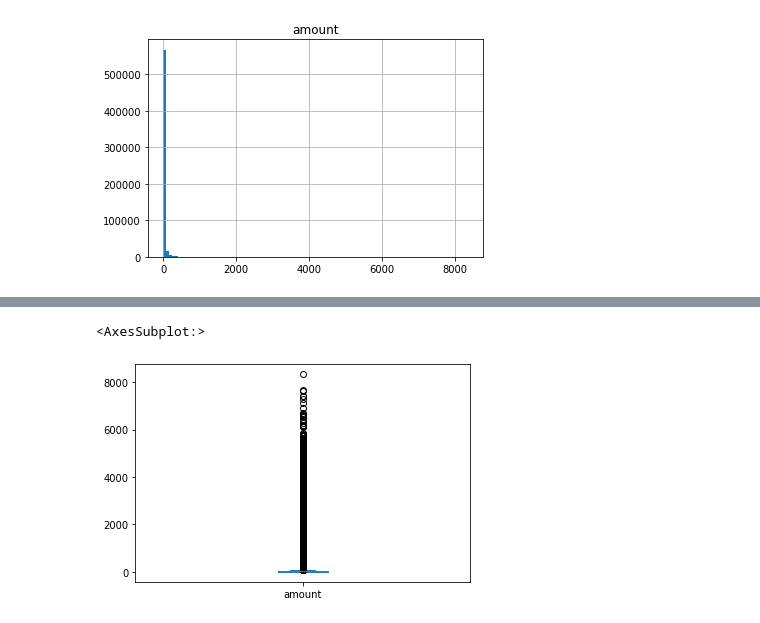
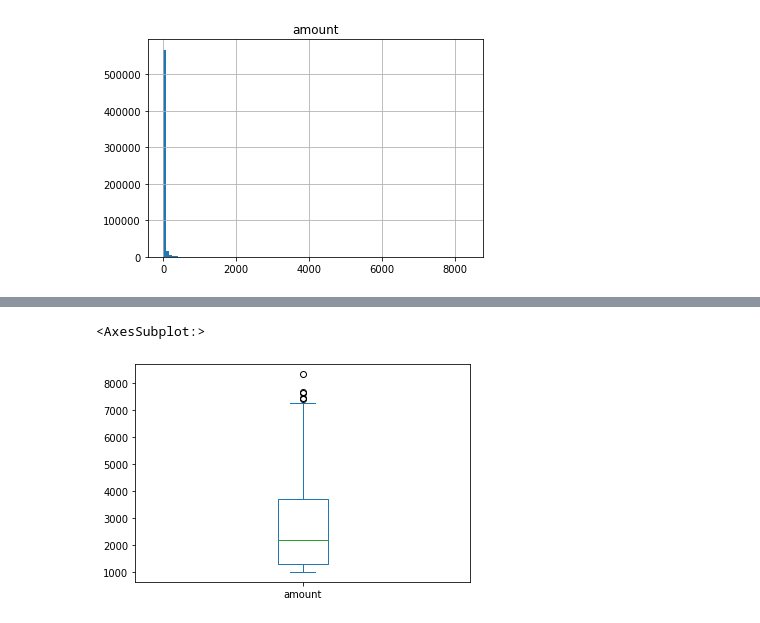
Before and after one commit to IanMMuldoon/FinFraud, a Jupyter notebook: fin.ipynb, the cells around one changed output, grey strips where cells are left out. Drawn from its saved outputs; the diff is of its cells as text; code cells hidden in the pictures.

Commit message:
Charts added

```diff
--- a/fin.ipynb
+++ b/fin.ipynb
@@ -76,5 +112,5 @@ array([[<AxesSubplot:title={'center':'amount'}>]], dtype=object)
 # %%
-df.amount.plot.box()
+df[df.amount > 1000].amount.plot.box()
 # %% [output]
 <AxesSubplot:>
-[figure, old version]
+[figure, new version]
```
Also changed, not shown: parts of 7 cells of this notebook.
